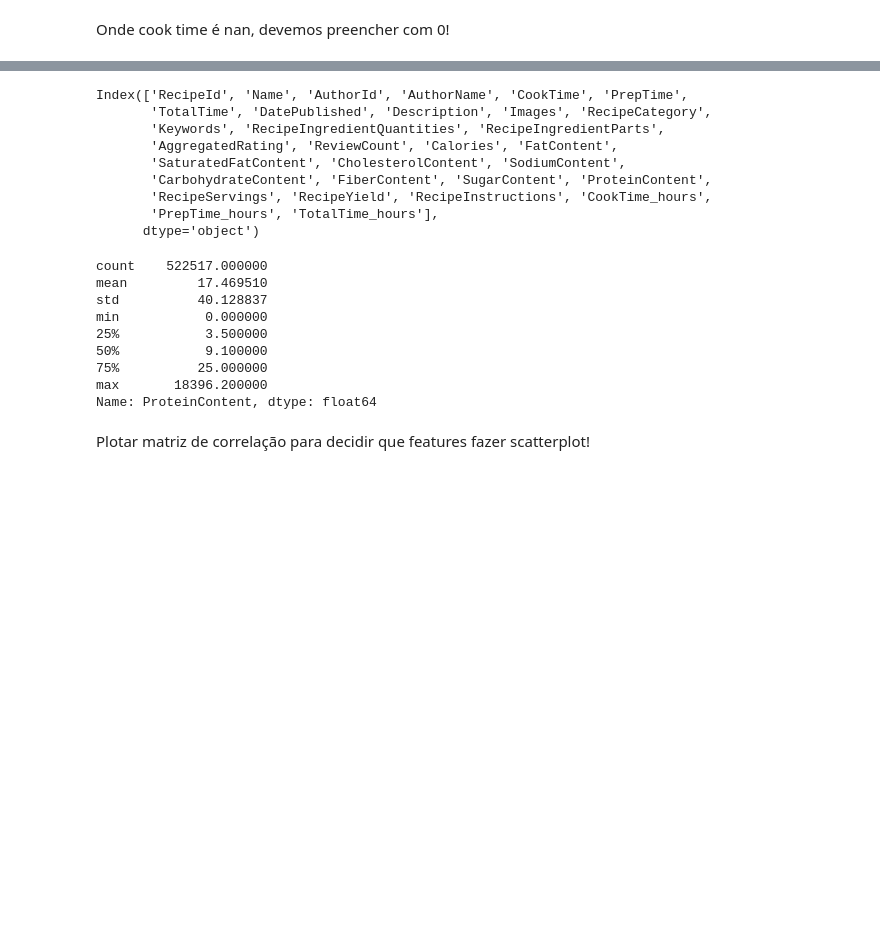
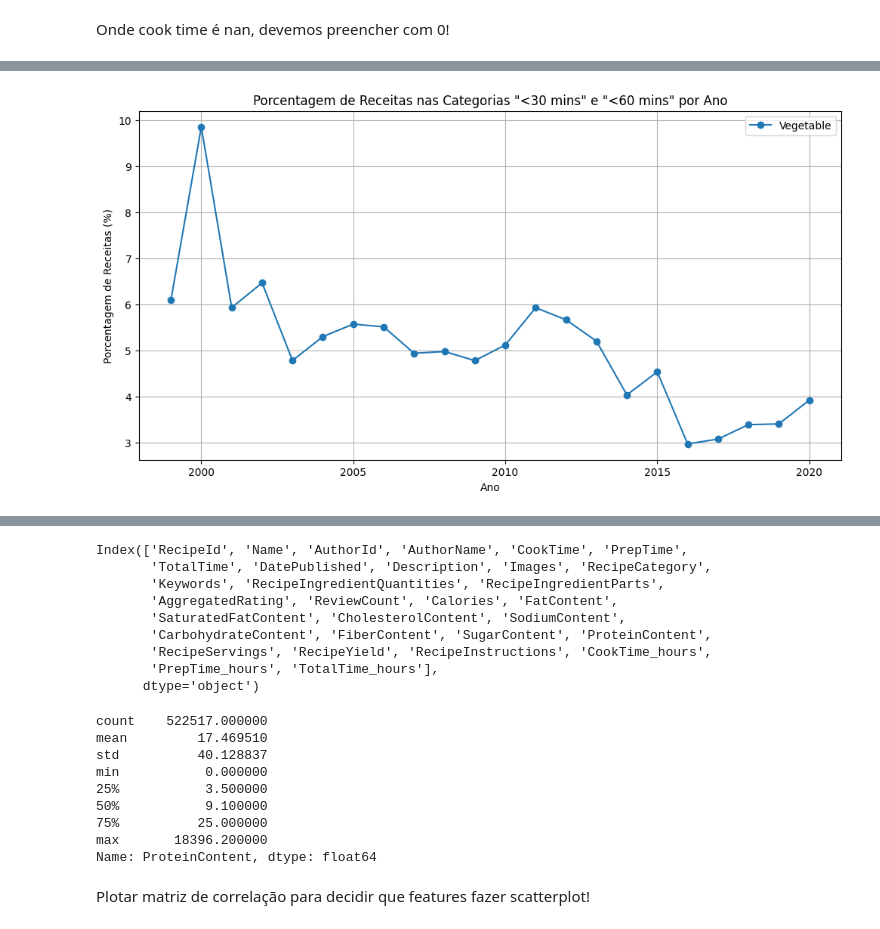
Before and after one commit to thais13bm/food-data-visualization, a Jupyter notebook: preprocessing.ipynb, the cells around one changed output, grey strips where cells are left out. Drawn from its saved outputs; the diff is of its cells as text; code cells hidden in the pictures; blank space fills up the shorter version.

```diff
--- a/preprocessing.ipynb
+++ b/preprocessing.ipynb
@@ -90,0 +124,35 @@ Onde cook time é nan, devemos preencher com 0!
+# %%
+# Lineplot com a porcentagem de receitas nas categorias "<30 mins" e "<60 mins" por ano
+
+df['year'] = df['DatePublished_format'].dt.year
+
+# Filtra apenas as categorias desejadas
+cat_filter = ['Vegetable']
+df_filtered = df[df['RecipeCategory'].isin(cat_filter)]
+
+# Conta o total de receitas por ano
+total_per_year = df.groupby('year').size().rename('total').reset_index()
+
+# Conta o total de cada categoria por ano
+cat_counts = df_filtered.groupby(['year', 'RecipeCategory']).size().reset_index(name='count')
+
+# Junta com o total de receitas por ano
+cat_counts = cat_counts.merge(total_per_year, on='year')
+cat_counts['percent'] = cat_counts['count'] / cat_counts['total'] * 100
+
+# Pivot para facilitar o plot
+pivot = cat_counts.pivot(index='year', columns='RecipeCategory', values='percent')
+
+# Plot
+plt.figure(figsize=(12,6))
+for cat in cat_filter:
+    if cat in pivot.columns:
+        plt.plot(pivot.index, pivot[cat], marker='o', label=cat)
+plt.xlabel('Ano')
+plt.ylabel('Porcentagem de Receitas (%)')
+plt.title('Porcentagem de Receitas nas Categorias "<30 mins" e "<60 mins" por Ano')
+plt.legend()
+plt.grid(True)
+plt.show()
+# %% [output]
+[figure, added]
```
Also changed, not shown: parts of 34 cells of this notebook.
